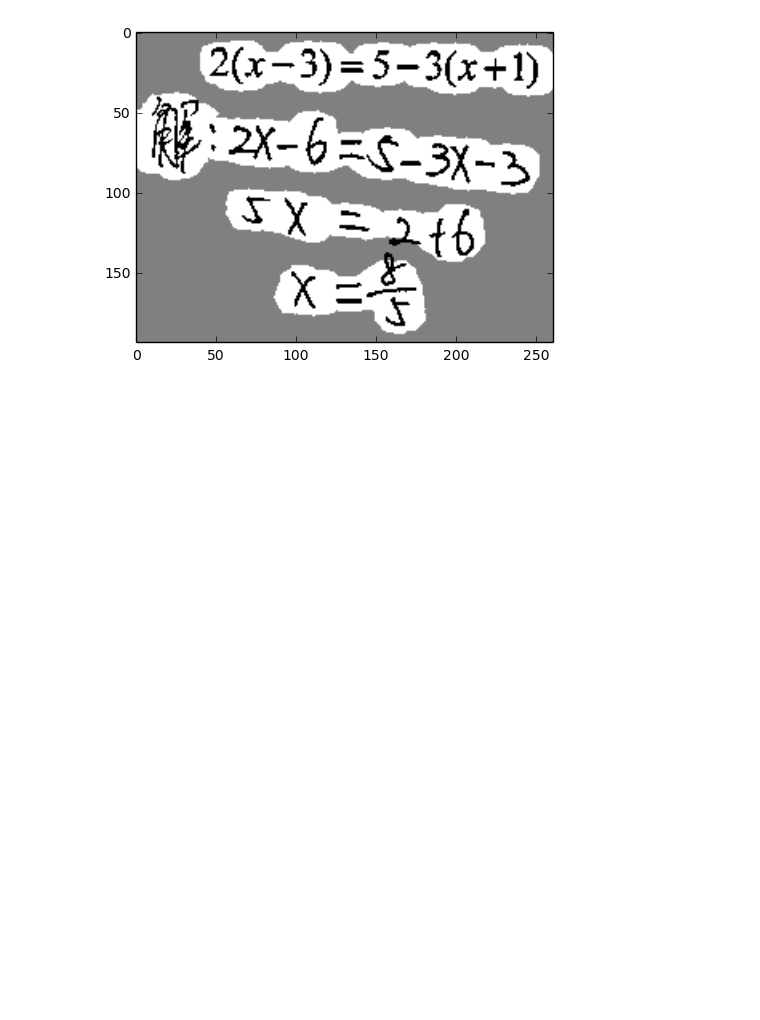
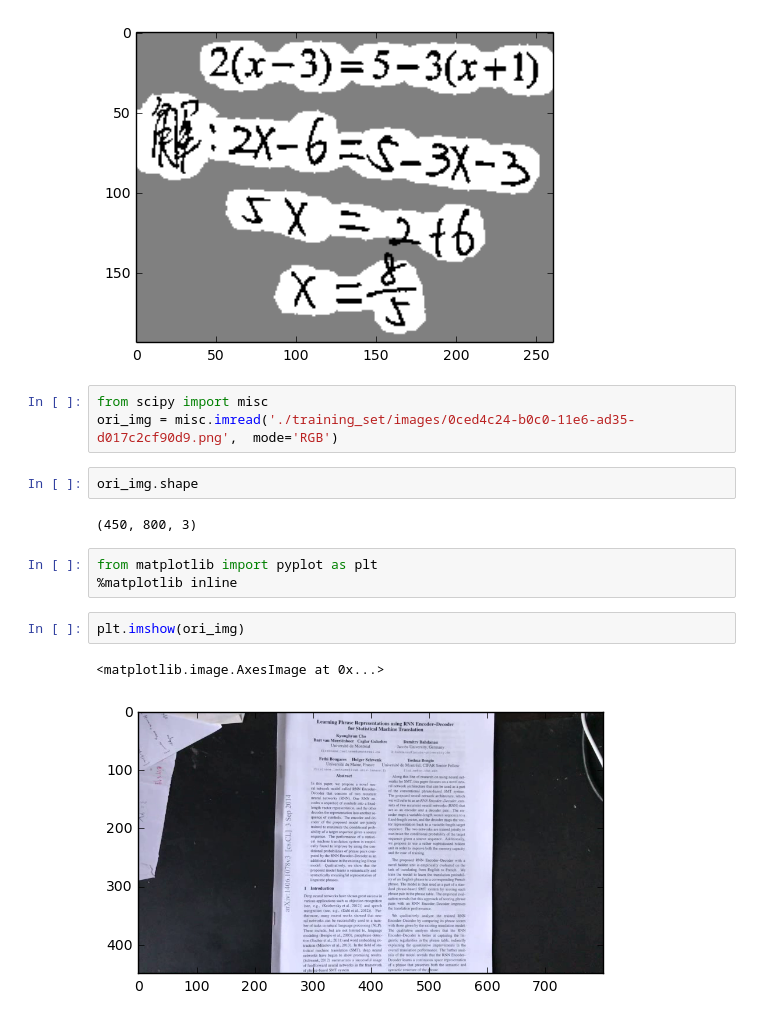
Before and after one commit to BuddyRobots/segmentation, a Jupyter notebook: test_input.py.ipynb, the cells around one changed output. Drawn from its saved outputs; the diff is of its cells as text; blank space fills up the shorter version.

```diff
--- a/test_input.py.ipynb
+++ b/test_input.py.ipynb
@@ -158,3 +158,18 @@ plt.imshow(test_img, cmap ='gray')
 # %% [output]
 <matplotlib.image.AxesImage at 0x...>
 [figure]
+# %%
+from scipy import misc
+ori_img = misc.imread('./training_set/images/0ced4c24-b0c0-11e6-ad35-d017c2cf90d9.png',  mode='RGB')
+# %%
+ori_img.shape
+# %% [output]
+(450, 800, 3)
+# %%
+from matplotlib import pyplot as plt
+%matplotlib inline
+# %%
+plt.imshow(ori_img)
+# %% [output]
+<matplotlib.image.AxesImage at 0x...>
+[figure, added]
```
Also changed, not shown: 5 other files.
